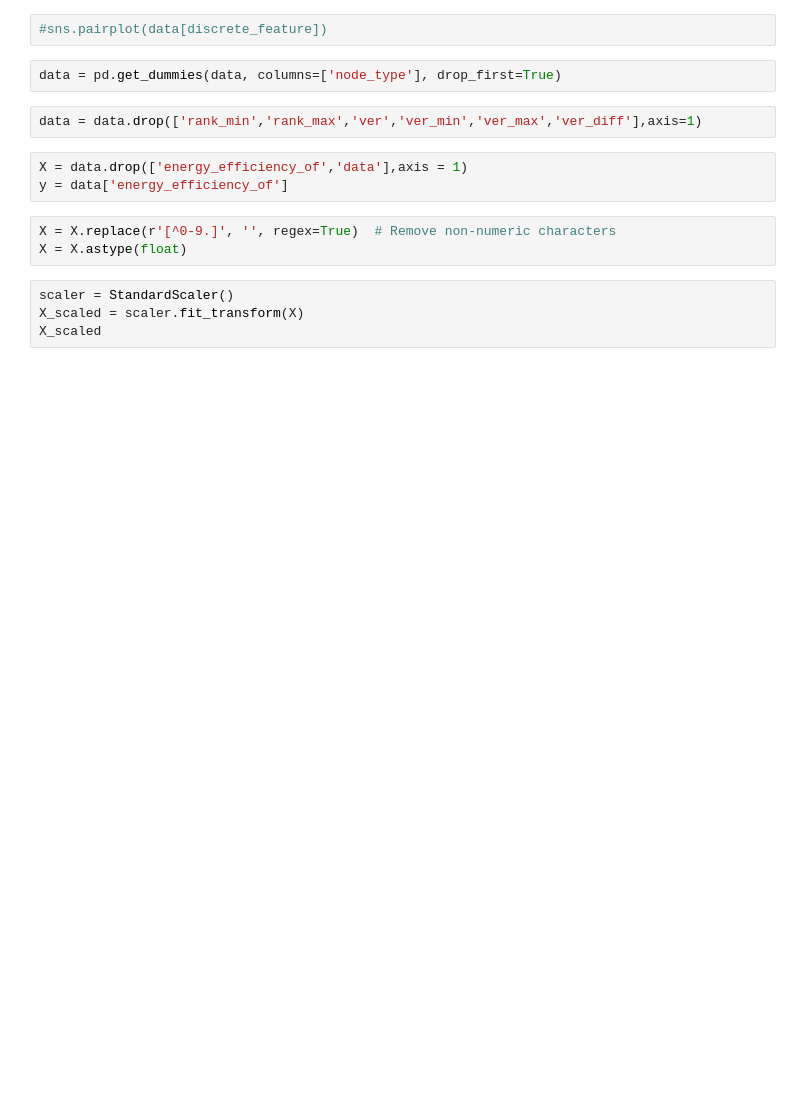
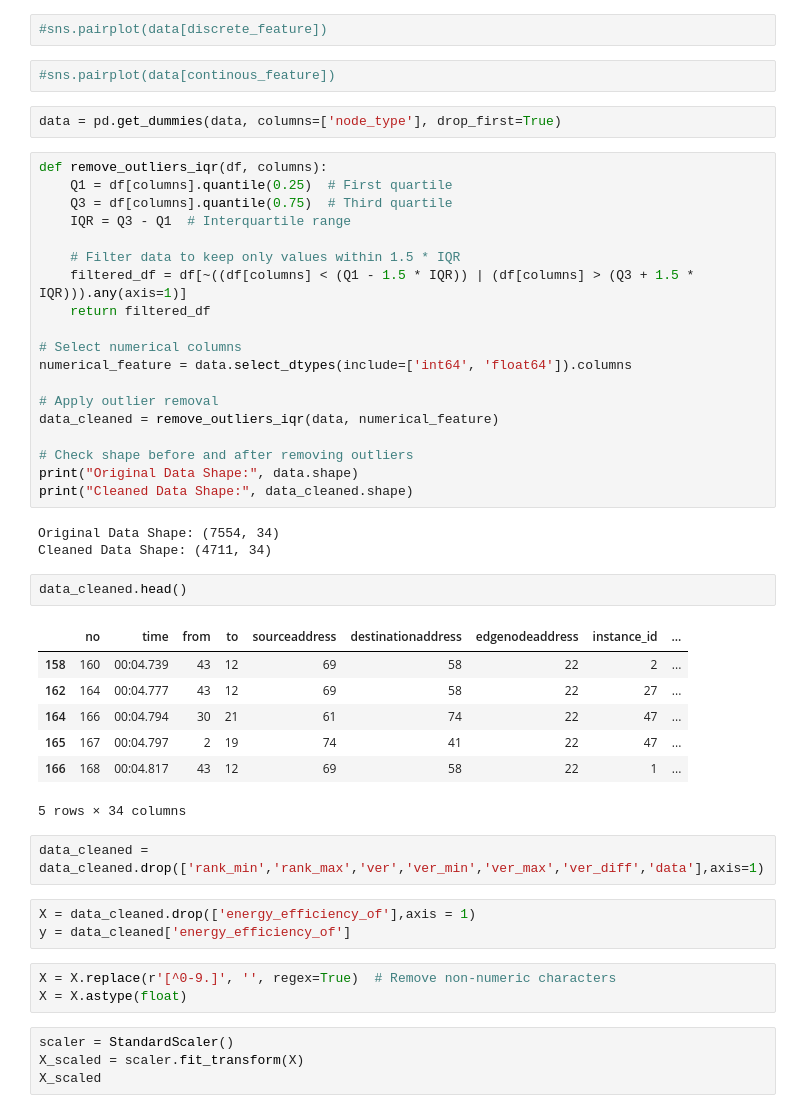
Before and after one commit to Hameedhullah/AI_ML-Course-, a Jupyter notebook: Grid_Topology.ipynb, the cells around one changed output. Cells and saved outputs as stored; diff of their text form; blank space fills up the shorter version.

```diff
--- a/Grid_Topology.ipynb
+++ b/Grid_Topology.ipynb
@@ -596,12 +601,46 @@ plt.show()
 # %%
 #sns.pairplot(data[discrete_feature])
+# %%
+#sns.pairplot(data[continous_feature])
 # %%
 data = pd.get_dummies(data, columns=['node_type'], drop_first=True)
+# %%
+def remove_outliers_iqr(df, columns):
+    Q1 = df[columns].quantile(0.25)  # First quartile
+    Q3 = df[columns].quantile(0.75)  # Third quartile
+    IQR = Q3 - Q1  # Interquartile range
+
+    # Filter data to keep only values within 1.5 * IQR
+    filtered_df = df[~((df[columns] < (Q1 - 1.5 * IQR)) | (df[columns] > (Q3 + 1.5 * IQR))).any(axis=1)]
+    return filtered_df
+
+# Select numerical columns
+numerical_feature = data.select_dtypes(include=['int64', 'float64']).columns
+
+# Apply outlier removal
+data_cleaned = remove_outliers_iqr(data, numerical_feature)
+
+# Check shape before and after removing outliers
+print("Original Data Shape:", data.shape)
+print("Cleaned Data Shape:", data_cleaned.shape)
+# %% [output]
+Original Data Shape: (7554, 34)
+Cleaned Data Shape: (4711, 34)
+# %%
+data_cleaned.head()
+# %% [output]
+|  | no | time | from | to | sourceaddress | destinationaddress | edgenodeaddress | instance_id | ... |
+| 158 | 160 | 00:04.739 | 43 | 12 | 69 | 58 | 22 | 2 | ... |
+| 162 | 164 | 00:04.777 | 43 | 12 | 69 | 58 | 22 | 27 | ... |
+| 164 | 166 | 00:04.794 | 30 | 21 | 61 | 74 | 22 | 47 | ... |
+| 165 | 167 | 00:04.797 | 2 | 19 | 74 | 41 | 22 | 47 | ... |
+| 166 | 168 | 00:04.817 | 43 | 12 | 69 | 58 | 22 | 1 | ... |
+5 rows × 34 columns
 # %%
-data = data.drop(['rank_min','rank_max','ver','ver_min','ver_max','ver_diff'],axis=1)
+data_cleaned = data_cleaned.drop(['rank_min','rank_max','ver','ver_min','ver_max','ver_diff','data'],axis=1)
 # %%
-X = data.drop(['energy_efficiency_of','data'],axis = 1)
-y = data['energy_efficiency_of']
+X = data_cleaned.drop(['energy_efficiency_of'],axis = 1)
+y = data_cleaned['energy_efficiency_of']
 # %%
 X = X.replace(r'[^0-9.]', '', regex=True)  # Remove non-numeric characters
 X = X.astype(float)
```
Also changed, not shown: parts of 50 cells of this notebook.
